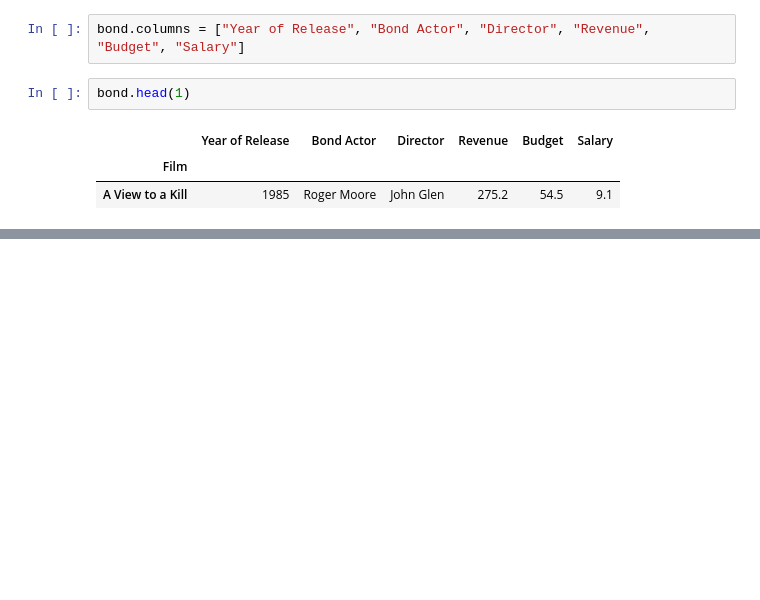
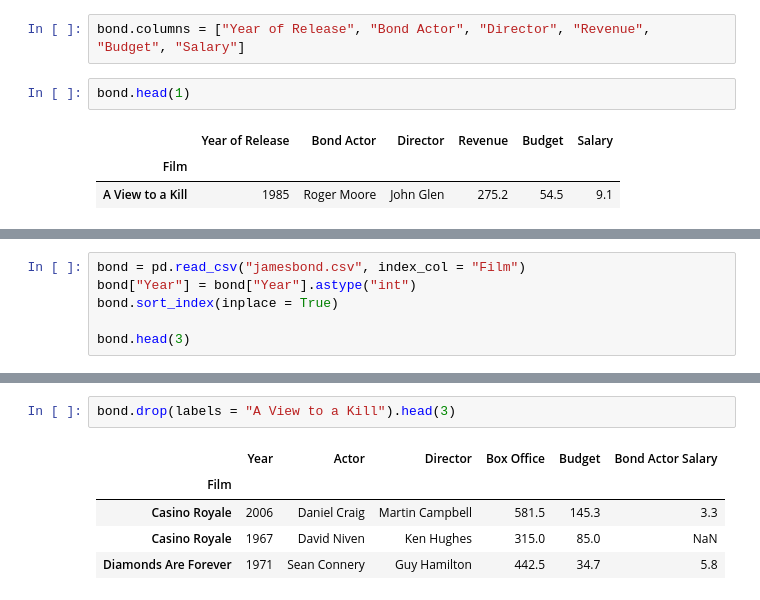
Before and after one commit to lukemariano/-I-love-pandas, a Jupyter notebook: pandas/Dataframe3_data_extraction.ipynb, the cells around one changed output, grey strips where cells are left out. Drawn from its saved outputs; the diff is of its cells as text; blank space fills up the shorter version.

Commit message:
utilizando métodos de exclusão de registros em nosso Dataframe Pandas

```diff
--- a/pandas/Dataframe3_data_extraction.ipynb
+++ b/pandas/Dataframe3_data_extraction.ipynb
@@ -448,0 +451,6 @@ bond.head(1)
+# %%
+bond = pd.read_csv("jamesbond.csv", index_col = "Film")
+bond["Year"] = bond["Year"].astype("int")
+bond.sort_index(inplace = True)
+
+bond.head(3)
@@ -448,0 +463,8 @@ bond.head(1)
+# %%
+bond.drop(labels = "A View to a Kill").head(3)
+# %% [output]
+|  | Year | Actor | Director | Box Office | Budget | Bond Actor Salary |
+| Film |  |  |  |  |  |  |
+| Casino Royale | 2006 | Daniel Craig | Martin Campbell | 581.5 | 145.3 | 3.3 |
+| Casino Royale | 1967 | David Niven | Ken Hughes | 315.0 | 85.0 | NaN |
+| Diamonds Are Forever | 1971 | Sean Connery | Guy Hamilton | 442.5 | 34.7 | 5.8 |
```
Also changed, not shown: parts of 10 cells of this notebook.
